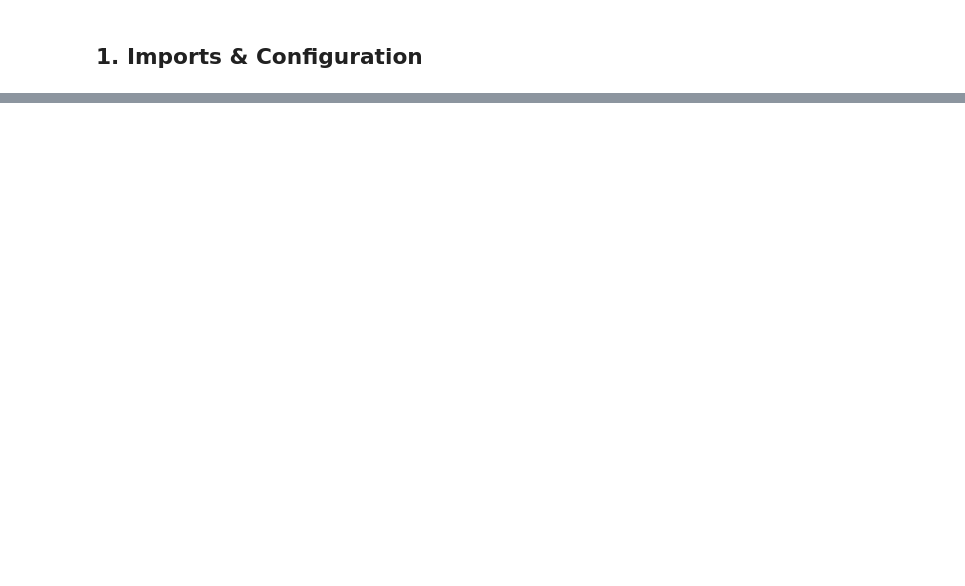
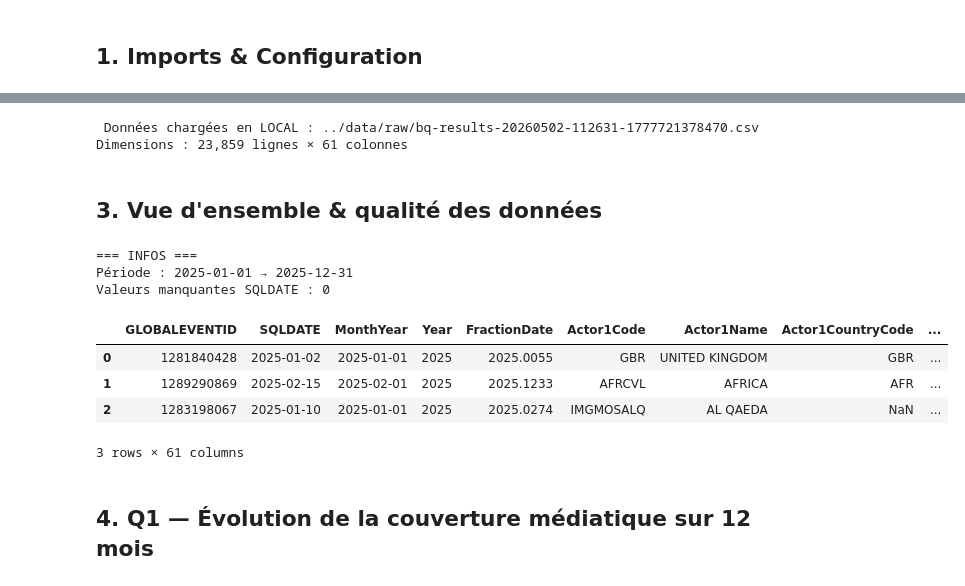
Before and after one commit to GuerindaG/equipe6_benin_insight_challenge_2026, a Jupyter notebook: notebooks/equipe6_Benin_insight_challenge.ipynb, the cells around one changed output, grey strips where cells are left out. Drawn from its saved outputs; the diff is of its cells as text; code cells hidden in the pictures; blank space fills up the shorter version.

```diff
--- a/notebooks/equipe6_Benin_insight_challenge.ipynb
+++ b/notebooks/equipe6_Benin_insight_challenge.ipynb
@@ -689,0 +78,55 @@ fig2.show()
+# %%
+# -----------------------------
+# CONFIGURATION DES CHEMINS
+# -----------------------------
+LOCAL_PATH = "../data/raw/bq-results-20260502-112631-1777721378470.csv"
+FALLBACK_URL = "https://raw.githubusercontent.com/GuerindaG/equipe6_benin_insight_challenge_2026/main/data/raw/bq-results-20260502-112631-1777721378470.csv"
+
+# Chargement robuste (gestion des virgules mal placées dans certaines URLs)
+try:
+ df = pd.read_csv(LOCAL_PATH, engine='python', on_bad_lines='skip')
+ print(" Données chargées en LOCAL :", LOCAL_PATH)
+except Exception as e:
+ print(" Local non disponible, tentative depuis GitHub...")
+ df = pd.read_csv(FALLBACK_URL, engine='python', on_bad_lines='skip')
+ print(" Données chargées depuis GitHub")
+
+print(f"Dimensions : {df.shape[0]:,} lignes × {df.shape[1]} colonnes")
+# %% [output]
+ Données chargées en LOCAL : ../data/raw/bq-results-20260502-112631-1777721378470.csv
+Dimensions : 23,859 lignes × 61 colonnes
+# %% [markdown]
+<a id='3'></a>
+## 3. Vue d'ensemble & qualité des données
+# %%
+# Standardisation des noms de colonnes
+df.columns = [c.strip() for c in df.columns]
+
+# Conversion des dates
+df['SQLDATE'] = pd.to_datetime(df['SQLDATE'], format='%Y%m%d', errors='coerce')
+df['MonthYear'] = pd.to_datetime(df['MonthYear'], format='%Y%m', errors='coerce')
+
+# Quelques conversions numériques
+cols_num = ['GoldsteinScale', 'AvgTone', 'NumMentions', 'NumSources', 'NumArticles',
+            'ActionGeo_Lat', 'ActionGeo_Long', 'Actor1Geo_Lat', 'Actor1Geo_Long',
+            'Actor2Geo_Lat', 'Actor2Geo_Long']
+for c in cols_num:
+    if c in df.columns:
+        df[c] = pd.to_numeric(df[c], errors='coerce')
+
+print("=== INFOS ===")
+print(f"Période : {df['SQLDATE'].min().date()} → {df['SQLDATE'].max().date()}")
+print(f"Valeurs manquantes SQLDATE : {df['SQLDATE'].isna().sum()}")
+df.head(3)
+# %% [output]
+=== INFOS ===
+Période : 2025-01-01 → 2025-12-31
+Valeurs manquantes SQLDATE : 0
+|  | GLOBALEVENTID | SQLDATE | MonthYear | Year | FractionDate | Actor1Code | Actor1Name | Actor1CountryCode | ... |
+| 0 | 1281840428 | 2025-01-02 | 2025-01-01 | 2025 | 2025.0055 | GBR | UNITED KINGDOM | GBR | ... |
+| 1 | 1289290869 | 2025-02-15 | 2025-02-01 | 2025 | 2025.1233 | AFRCVL | AFRICA | AFR | ... |
+| 2 | 1283198067 | 2025-01-10 | 2025-01-01 | 2025 | 2025.0274 | IMGMOSALQ | AL QAEDA | NaN | ... |
+3 rows × 61 columns
+# %% [markdown]
+<a id='4'></a>
+## 4. Q1 — Évolution de la couverture médiatique sur 12 mois
```
Also changed, not shown: parts of 120 cells of this notebook, 2 other files.
